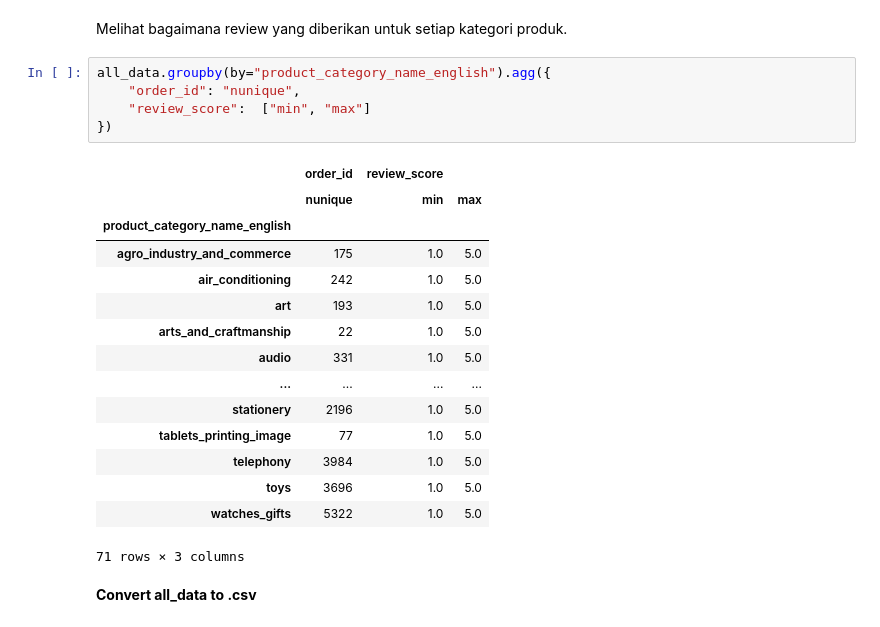
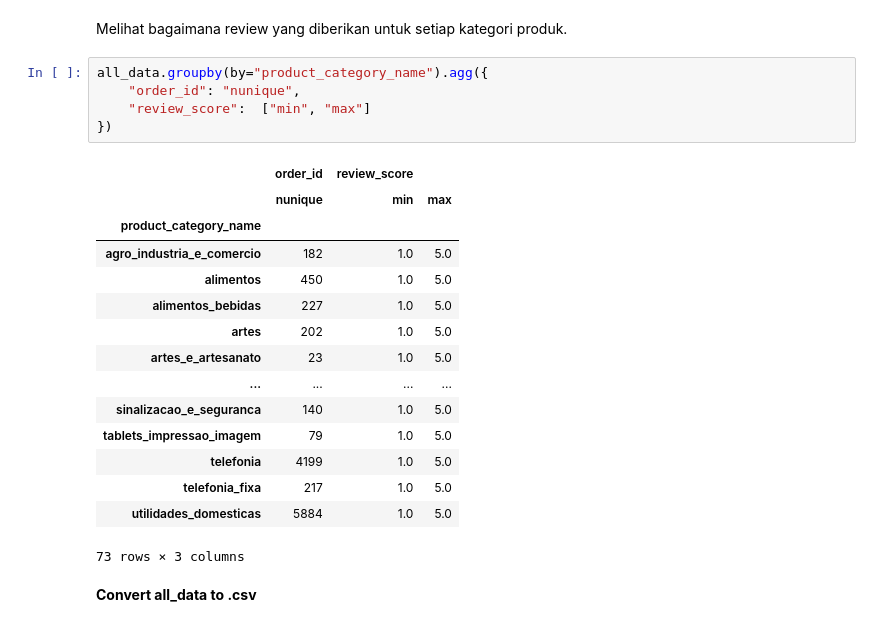
Before and after one commit to graceloisa/Proyek-Analisis-Data-E-commerce, a Jupyter notebook: Proyek_Data_Analisis_E_Commerce_Grace_Loisa.ipynb, the cells around one changed output. Drawn from its saved outputs; the diff is of its cells as text.

```diff
--- a/Proyek_Data_Analisis_Grace_Loisa.ipynb
+++ b/Proyek_Data_Analisis_E_Commerce_Grace_Loisa.ipynb
@@ -1175,26 +1176,26 @@ all_data.groupby("customer_state").agg({
 # %% [markdown]
 Melihat bagaimana review yang diberikan untuk setiap kategori produk.
 # %%
-all_data.groupby(by="product_category_name_english").agg({
+all_data.groupby(by="product_category_name").agg({
     "order_id": "nunique",
     "review_score":  ["min", "max"]
 })
 # %% [output]
 |  | order_id | review_score |  |
 |  | nunique | min | max |
-| product_category_name_english |  |  |  |
-| agro_industry_and_commerce | 175 | 1.0 | 5.0 |
-| air_conditioning | 242 | 1.0 | 5.0 |
-| art | 193 | 1.0 | 5.0 |
-| arts_and_craftmanship | 22 | 1.0 | 5.0 |
-| audio | 331 | 1.0 | 5.0 |
+| product_category_name |  |  |  |
+| agro_industria_e_comercio | 182 | 1.0 | 5.0 |
+| alimentos | 450 | 1.0 | 5.0 |
+| alimentos_bebidas | 227 | 1.0 | 5.0 |
+| artes | 202 | 1.0 | 5.0 |
+| artes_e_artesanato | 23 | 1.0 | 5.0 |
 | ... | ... | ... | ... |
-| stationery | 2196 | 1.0 | 5.0 |
-| tablets_printing_image | 77 | 1.0 | 5.0 |
-| telephony | 3984 | 1.0 | 5.0 |
-| toys | 3696 | 1.0 | 5.0 |
-| watches_gifts | 5322 | 1.0 | 5.0 |
+| sinalizacao_e_seguranca | 140 | 1.0 | 5.0 |
+| tablets_impressao_imagem | 79 | 1.0 | 5.0 |
+| telefonia | 4199 | 1.0 | 5.0 |
+| telefonia_fixa | 217 | 1.0 | 5.0 |
+| utilidades_domesticas | 5884 | 1.0 | 5.0 |
-71 rows × 3 columns
+73 rows × 3 columns
 # %% [markdown]
 **Convert all_data to .csv**
 # %%
```
Also changed, not shown: parts of 32 cells of this notebook, 4 other files.
